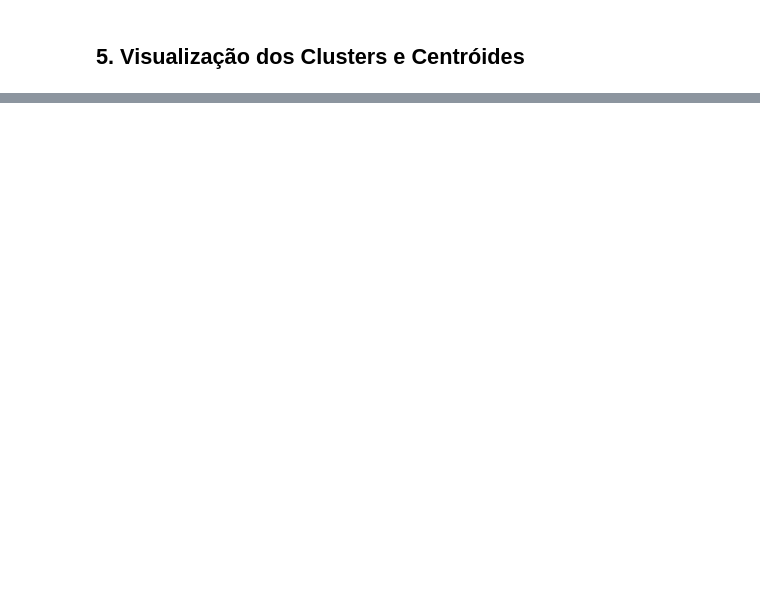
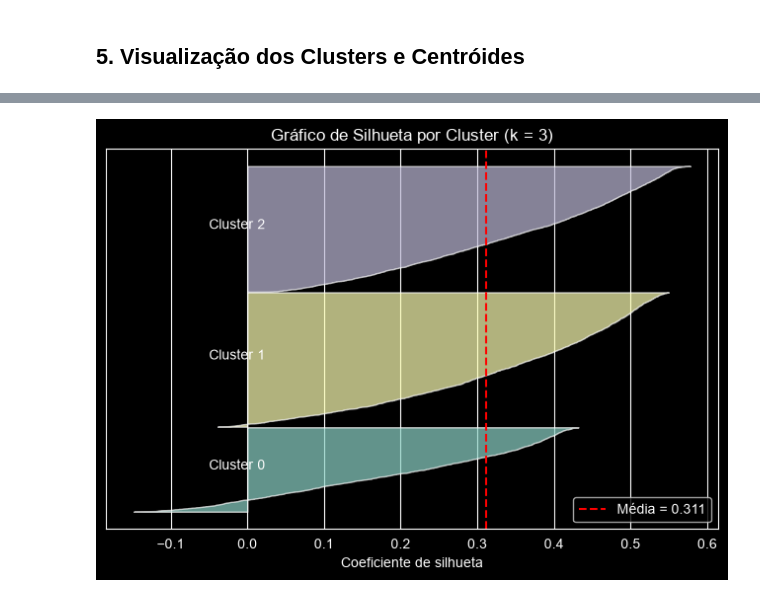
Before and after one commit to MisaelMarcos/PSI3, a Jupyter notebook: Notebooks/kmeans_recife.ipynb, the cells around one changed output, grey strips where cells are left out. Drawn from its saved outputs; the diff is of its cells as text; code cells hidden in the pictures; blank space fills up the shorter version.

```diff
--- a/Notebooks/kmeans_recife.ipynb
+++ b/Notebooks/kmeans_recife.ipynb
@@ -109,0 +167,21 @@ plt.show()
+# %%
+sil_amostras = silhouette_samples(X_scaled, df_clean['cluster'])
+sil_media = silhouette_score(X_scaled, df_clean['cluster'])
+
+fig, ax = plt.subplots(figsize=(8, 5))
+y_inferior = 10
+for c in sorted(df_clean['cluster'].unique()):
+    sil_c = np.sort(sil_amostras[df_clean['cluster'] == c])
+    y_superior = y_inferior + len(sil_c)
+    ax.fill_betweenx(np.arange(y_inferior, y_superior), 0, sil_c, alpha=0.7)
+    ax.text(-0.05, y_inferior + len(sil_c) / 2, f'Cluster {c}')
+    y_inferior = y_superior + 10
+
+ax.axvline(sil_media, color='red', linestyle='--', label=f'Média = {sil_media:.3f}')
+ax.set_title(f'Gráfico de Silhueta por Cluster (k = {k})')
+ax.set_xlabel('Coeficiente de silhueta')
+ax.set_yticks([])
+ax.legend()
+plt.show()
+# %% [output]
+[figure, added]
```
Also changed, not shown: parts of 8 cells of this notebook, 1 other file.
